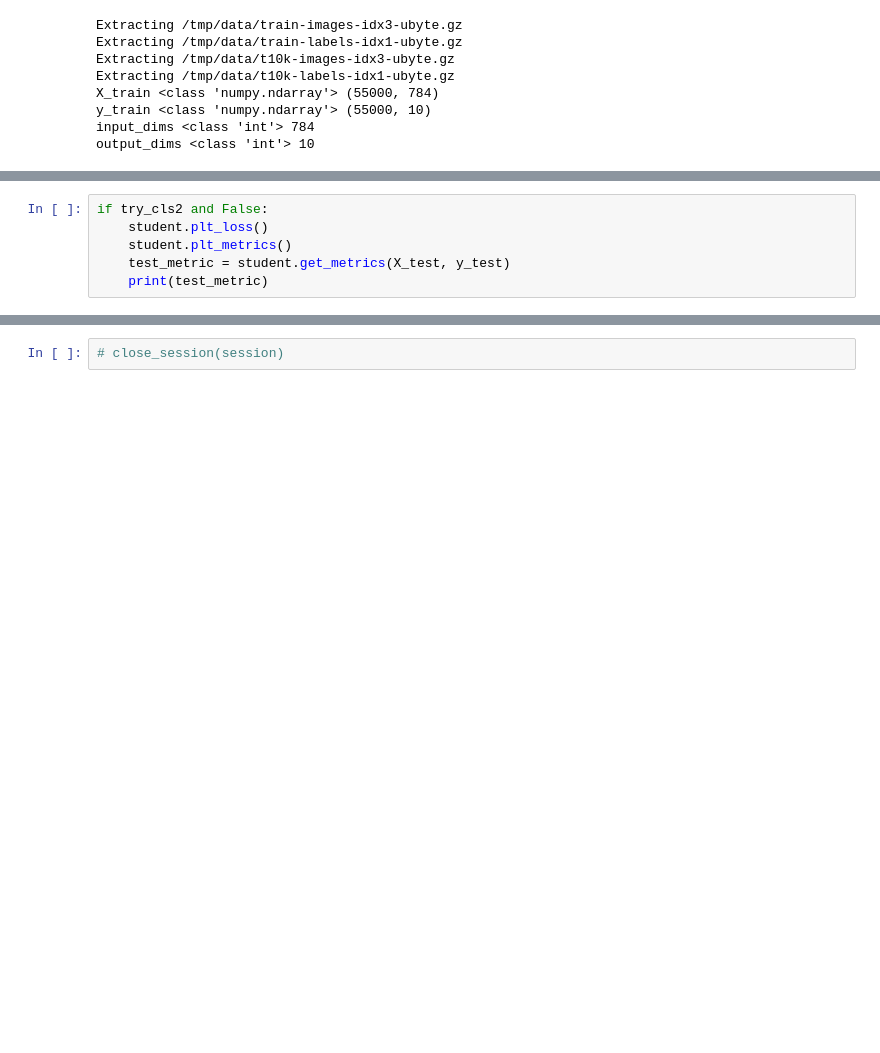
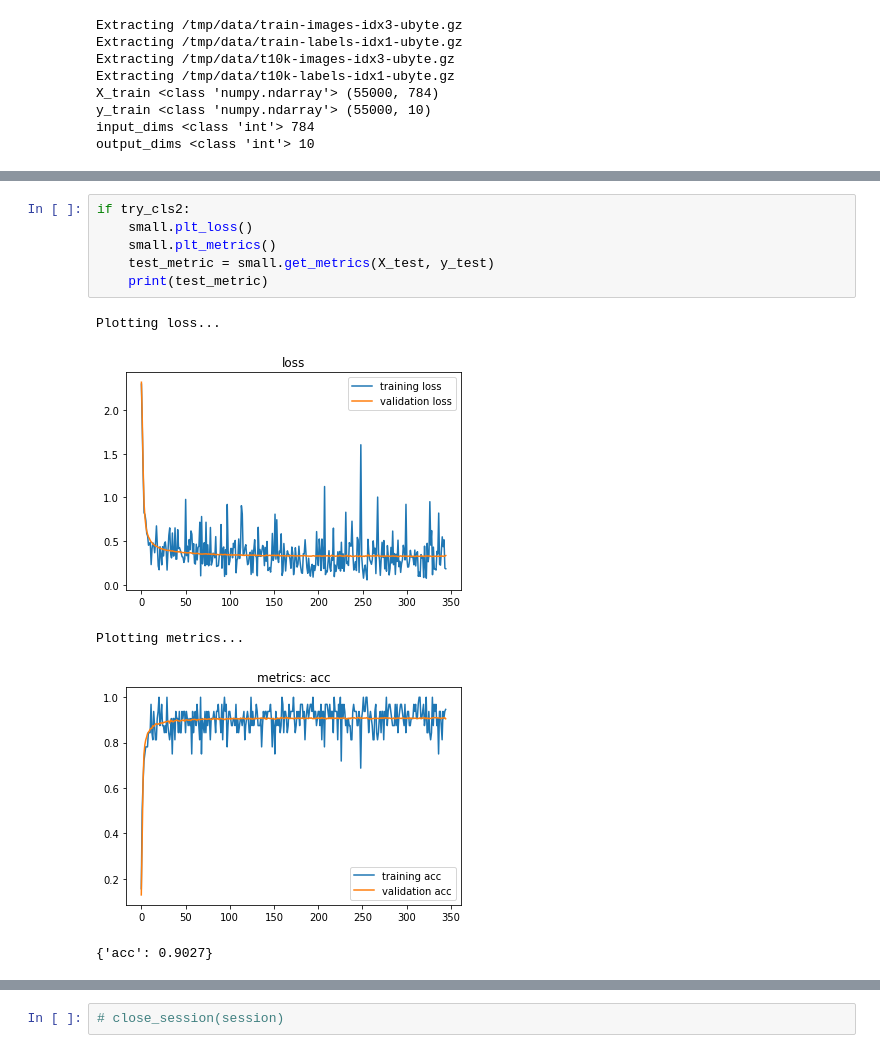
Before and after one commit to johnnyasd12/kd-tensorflow, a Jupyter notebook: KD.ipynb, the cells around one changed output, grey strips where cells are left out. Saved outputs shown, nothing was run; the diff lists cells and outputs as text; blank space fills up the shorter version.

```diff
--- a/KD.ipynb
+++ b/KD.ipynb
@@ -216,8 +221,14 @@ if try_cls2 and False:
 # %%
-if try_cls2 and False:
-    student.plt_loss()
-    student.plt_metrics()
-    test_metric = student.get_metrics(X_test, y_test)
+if try_cls2:
+    small.plt_loss()
+    small.plt_metrics()
+    test_metric = small.get_metrics(X_test, y_test)
     print(test_metric)
+# %% [output]
+Plotting loss...
+[figure, added]
+Plotting metrics...
+[figure, added]
+{'acc': 0.9027}
 # %%
 if try_cls2:
```
Also changed, not shown: parts of 8 cells of this notebook, 2 other files.
